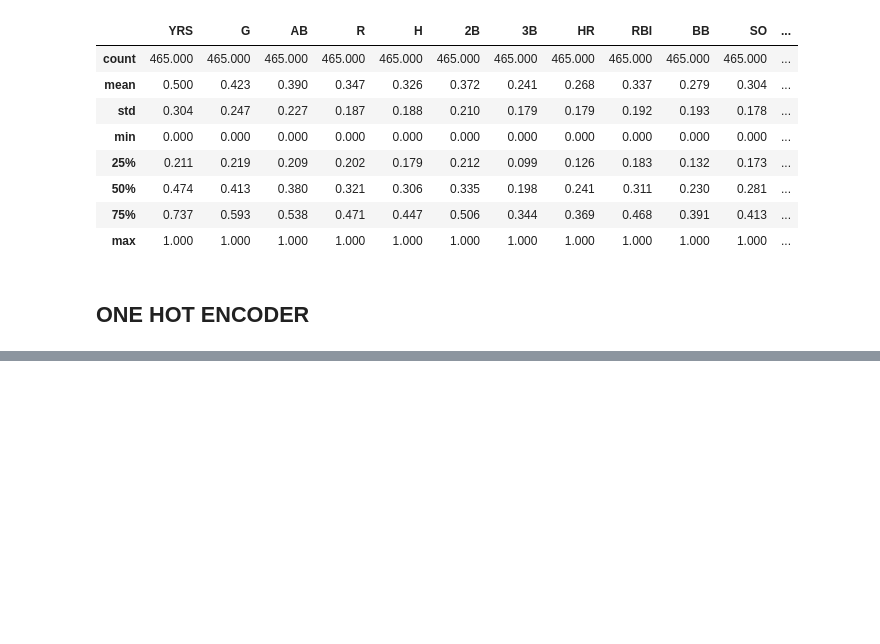
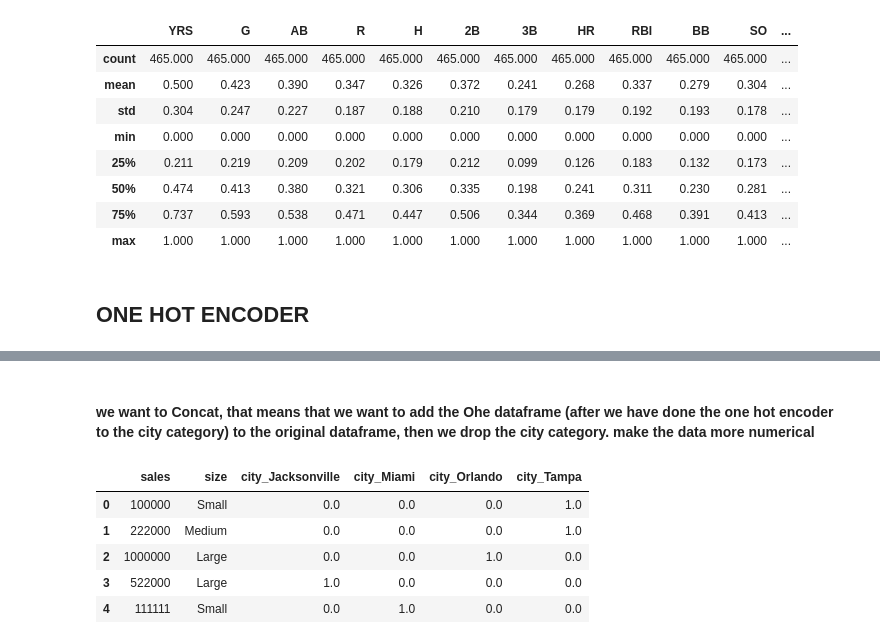
Before and after one commit to LegendSeyi/AI-tutorial-practice, a Jupyter notebook: train_test_split.ipynb, the cells around one changed output, grey strips where cells are left out. Drawn from its saved outputs; the diff is of its cells as text; code cells hidden in the pictures; blank space fills up the shorter version.

```diff
--- a/train_test_split.ipynb
+++ b/train_test_split.ipynb
@@ -283,0 +338,13 @@ One hot encoder is really good whe
+# %% [markdown]
+#### we want to Concat, that means that we want to add the Ohe dataframe (after we have done the one hot encoder to the city category) to the original dataframe, then we drop the city category. make the data more numerical
+# %%
+df = pd.concat([df, ohetransform], axis=1).drop(columns=['city'])
+# %%
+df.head()
+# %% [output]
+|  | sales | size | city_Jacksonville | city_Miami | city_Orlando | city_Tampa |
+| 0 | 100000 | Small | 0.0 | 0.0 | 0.0 | 1.0 |
+| 1 | 222000 | Medium | 0.0 | 0.0 | 0.0 | 1.0 |
+| 2 | 1000000 | Large | 0.0 | 0.0 | 1.0 | 0.0 |
+| 3 | 522000 | Large | 1.0 | 0.0 | 0.0 | 0.0 |
+| 4 | 111111 | Small | 0.0 | 1.0 | 0.0 | 0.0 |
```
Also changed, not shown: parts of 10 cells of this notebook.
